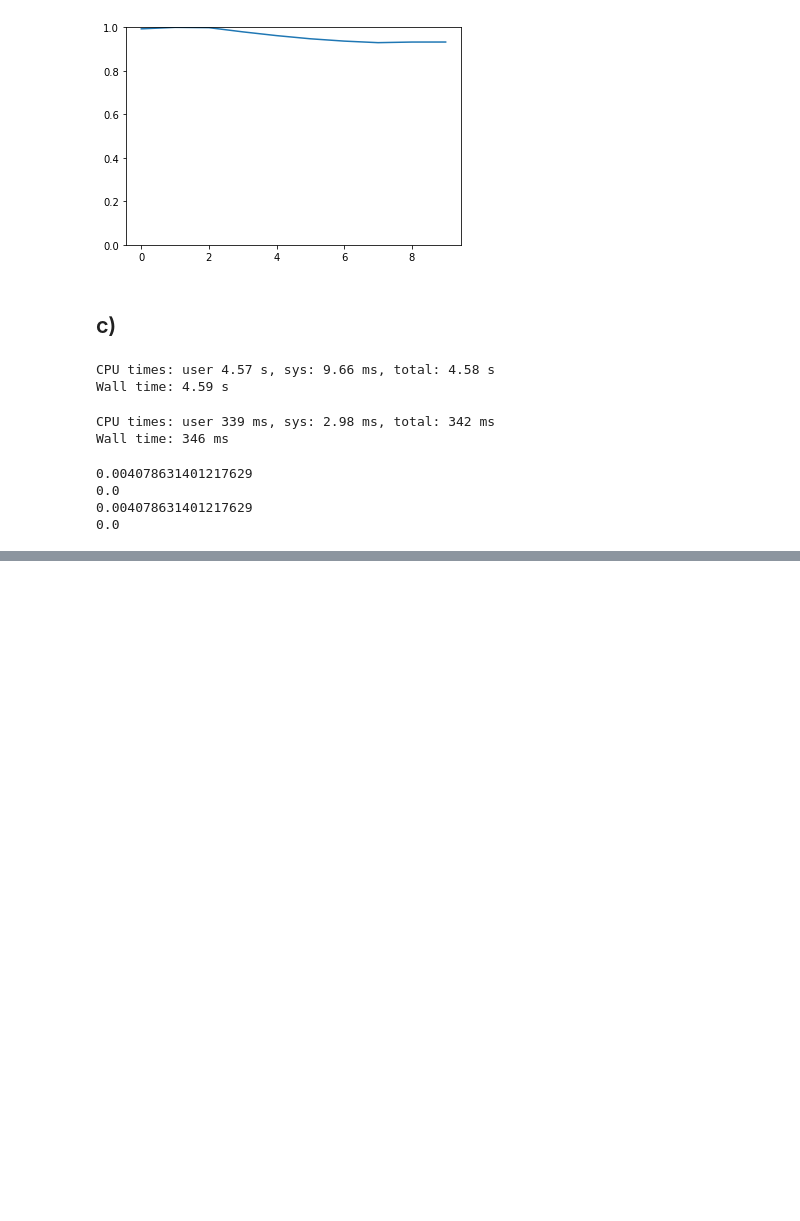
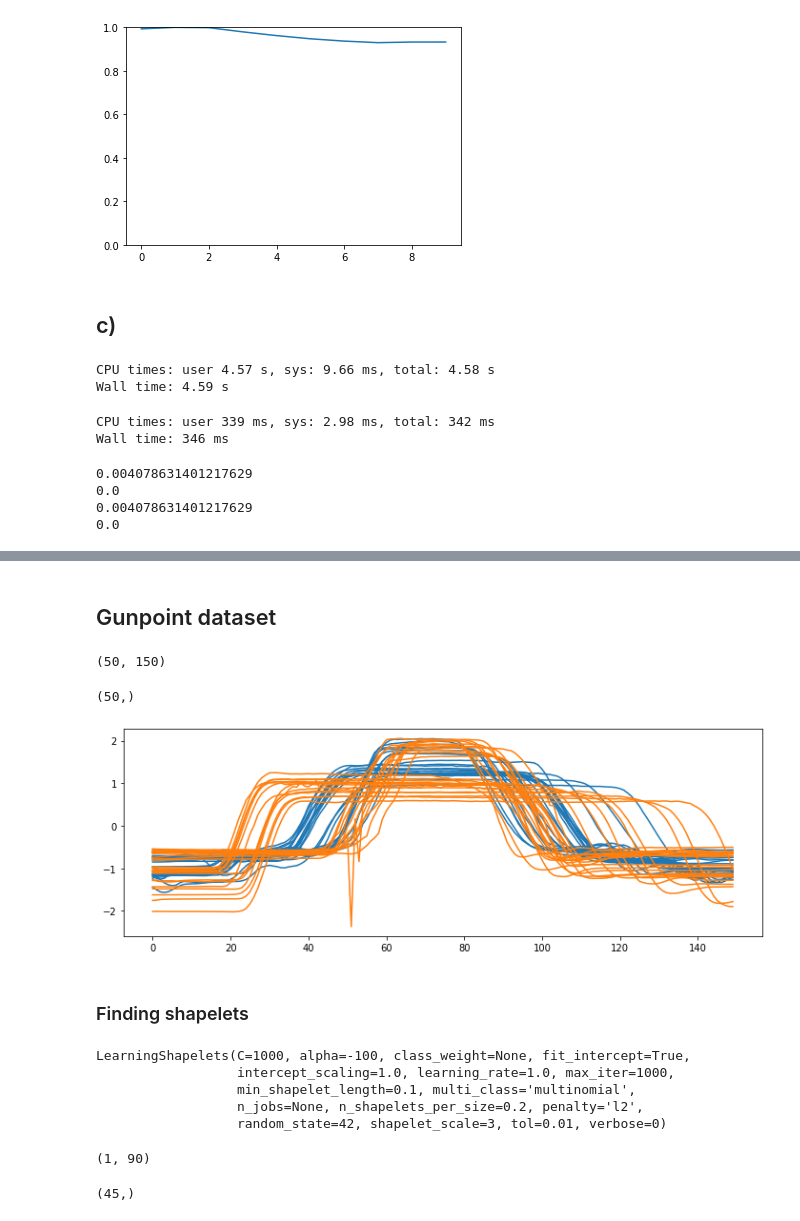
Before and after one commit to AdrianUrbanski/ADM, a Jupyter notebook: lista3.ipynb, the cells around one changed output, grey strips where cells are left out. Cells and saved outputs as stored; diff of their text form; code cells hidden in the pictures; blank space fills up the shorter version.

Commit message:
Complete assignment 2 for gunpoint dataset

```diff
--- a/lista3.ipynb
+++ b/lista3.ipynb
@@ -278,0 +298,2 @@ print(subsequence_dist(ts2, shapelet2))
+# %% [markdown]
+## Gunpoint dataset
@@ -278,0 +302,36 @@ print(subsequence_dist(ts2, shapelet2))
+# %%
+X, _, y, _ = load_gunpoint(return_X_y=True)
+# %%
+X.shape
+# %% [output]
+(50, 150)
+# %%
+y.shape
+# %% [output]
+(50,)
+# %%
+plt.figure(figsize=(12,4))
+plt.plot(X[y==1].T, '#1F77B4')
+plt.plot(X[y==2].T, '#FF7F0E')
+plt.show()
+# %% [output]
+[figure, added]
+# %% [markdown]
+### Finding shapelets
+# %%
+clf = LearningShapelets(random_state=42, tol=0.01)
+clf.fit(X, y)
+# %% [output]
+LearningShapelets(C=1000, alpha=-100, class_weight=None, fit_intercept=True,
+                  intercept_scaling=1.0, learning_rate=1.0, max_iter=1000,
+                  min_shapelet_length=0.1, multi_class='multinomial',
+                  n_jobs=None, n_shapelets_per_size=0.2, penalty='l2',
+                  random_state=42, shapelet_scale=3, tol=0.01, verbose=0)
+# %%
+clf.shapelets_.shape
+# %% [output]
+(1, 90)
+# %%
+clf.shapelets_[0, -20].shape
+# %% [output]
+(45,)
```
Also changed, not shown: parts of 10 cells of this notebook.
